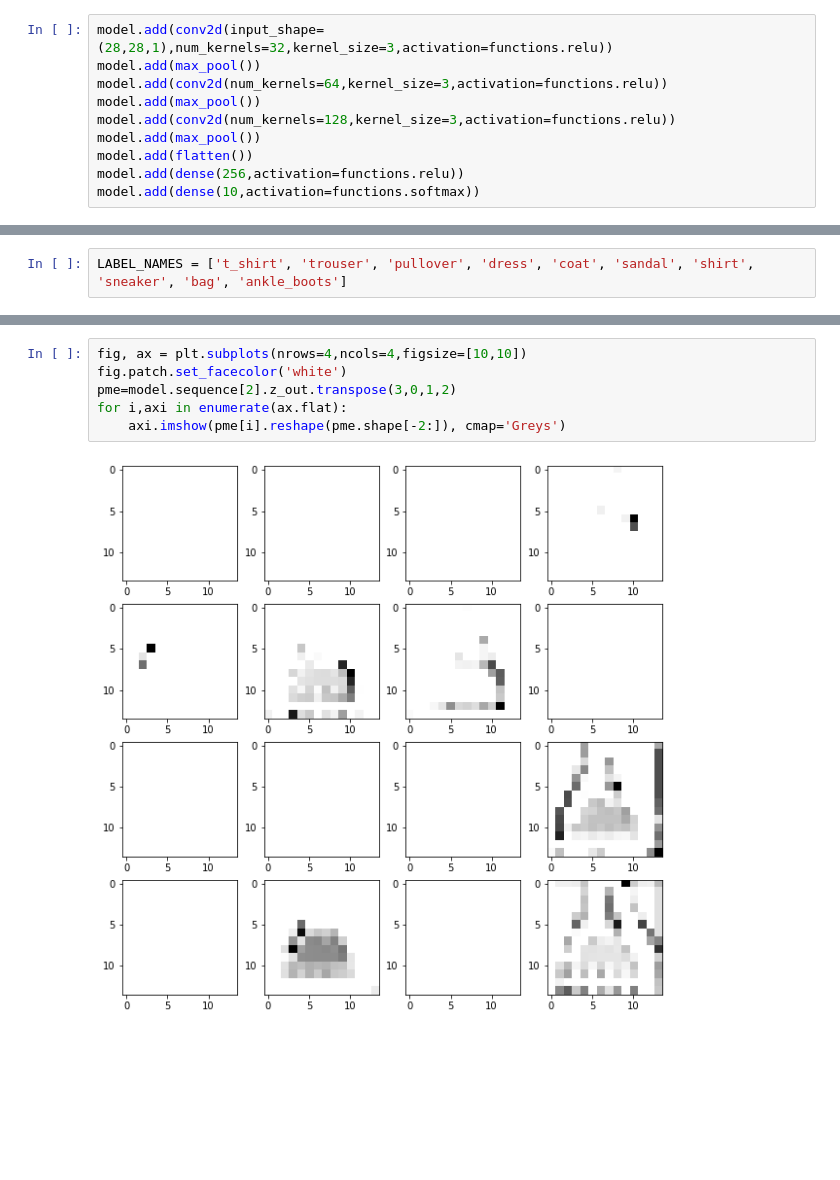
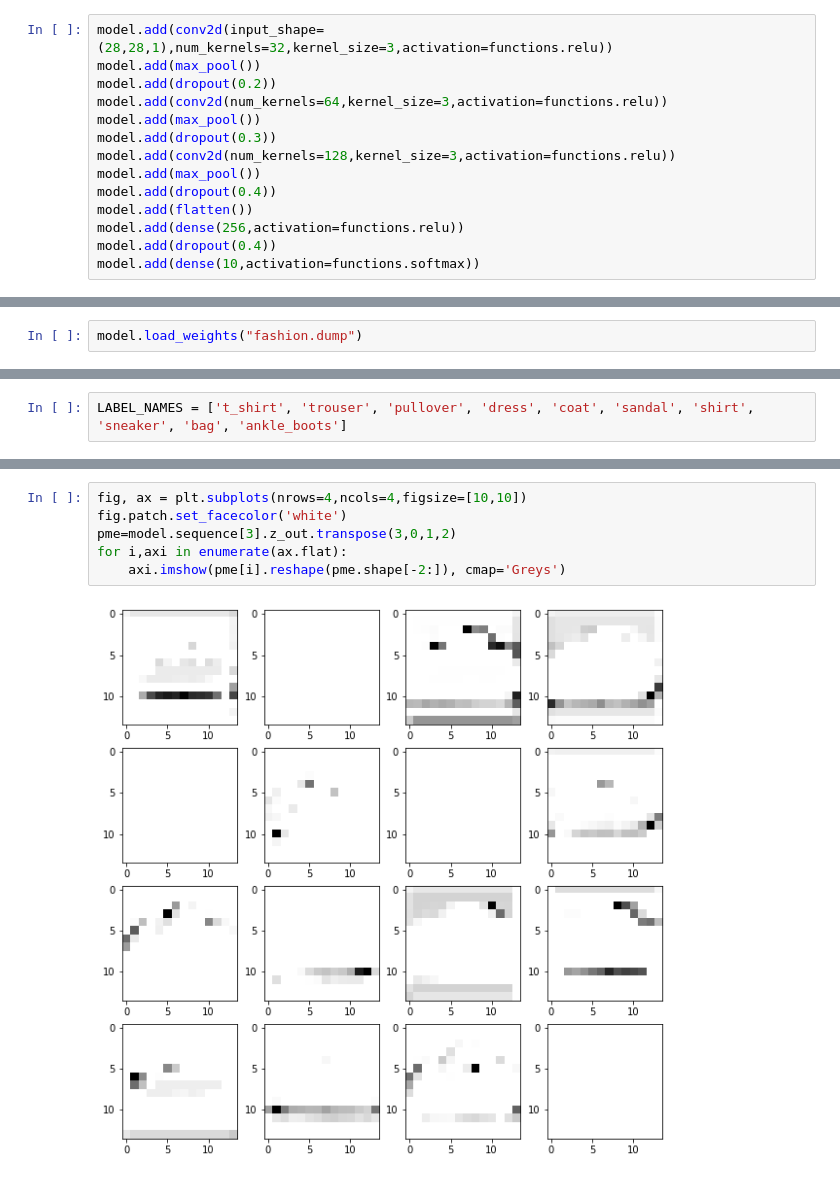
Before and after one commit to ShivamShrirao/dnn_from_scratch, a Jupyter notebook: mnist_fashion.ipynb, the cells around one changed output, grey strips where cells are left out. Saved outputs shown, nothing was run; the diff lists cells and outputs as text; blank space fills up the shorter version.

```diff
--- a/mnist_fashion.ipynb
+++ b/mnist_fashion.ipynb
@@ -46,12 +46,16 @@ model=Sequential()
 # %%
 model.add(conv2d(input_shape=(28,28,1),num_kernels=32,kernel_size=3,activation=functions.relu))
 model.add(max_pool())
+model.add(dropout(0.2))
 model.add(conv2d(num_kernels=64,kernel_size=3,activation=functions.relu))
 model.add(max_pool())
+model.add(dropout(0.3))
 model.add(conv2d(num_kernels=128,kernel_size=3,activation=functions.relu))
 model.add(max_pool())
+model.add(dropout(0.4))
 model.add(flatten())
 model.add(dense(256,activation=functions.relu))
+model.add(dropout(0.4))
 model.add(dense(10,activation=functions.softmax))
 # %% [markdown]
 # View Model Summary
@@ -79,6 +83,8 @@ Total Params: 390410
 # Compile model with optimizer, loss and lr
 # %%
 model.compile(optimizer=functions.adam,loss=functions.cross_entropy_with_logits,learning_rate=0.001)
+# %%
+model.load_weights("fashion.dump")
 # %% [markdown]
 # Train model
 # %%
@@ -174,8 +199,8 @@ NameError: name 'np' is not defined
 # %%
 fig, ax = plt.subplots(nrows=4,ncols=4,figsize=[10,10])
 fig.patch.set_facecolor('white')
-pme=model.sequence[2].z_out.transpose(3,0,1,2)
+pme=model.sequence[3].z_out.transpose(3,0,1,2)
 for i,axi in enumerate(ax.flat):
     axi.imshow(pme[i].reshape(pme.shape[-2:]), cmap='Greys')
 # %% [output]
-[figure, old version]
+[figure, new version]
```
Also changed, not shown: parts of 10 cells of this notebook, 3 other files.
